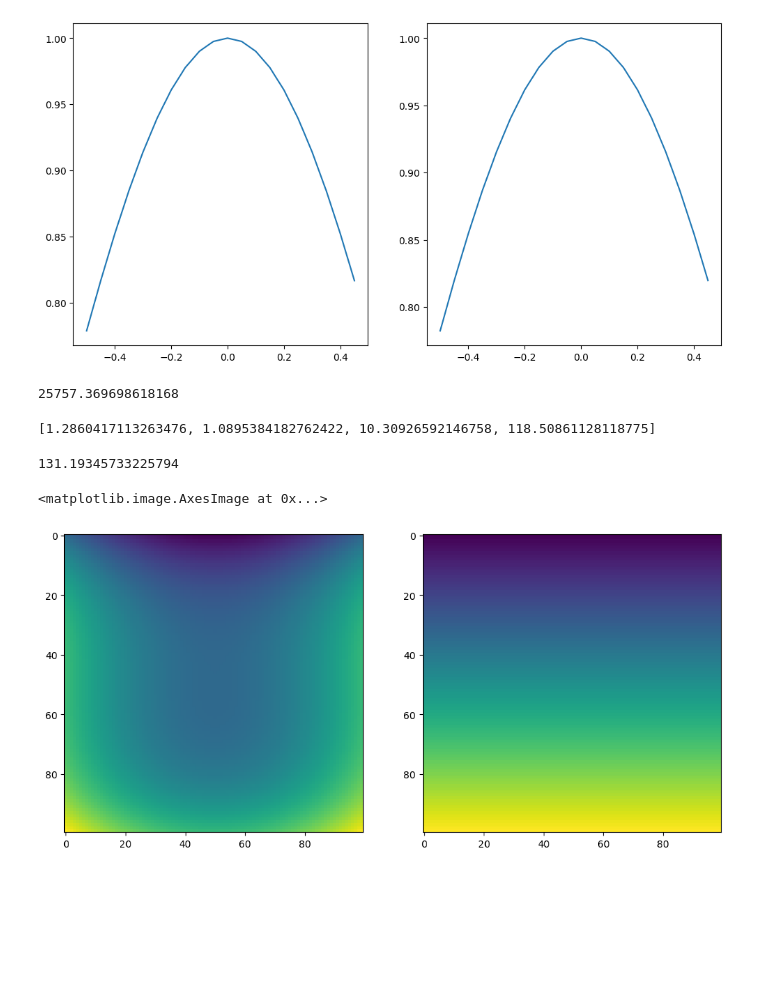
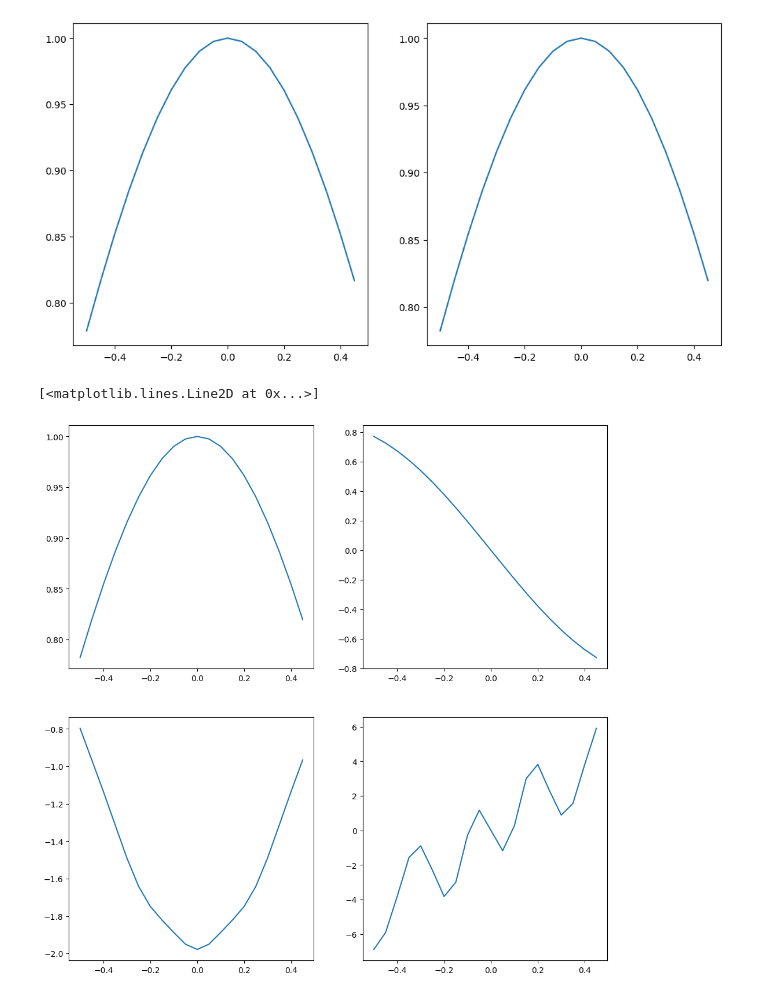
Before and after one commit to yashpatel5400/fpo, a Jupyter notebook: scratch/spectral_sobolev.ipynb, the cells around one changed output. Cells and saved outputs as stored; diff of their text form; code cells hidden in the pictures; blank space fills up the shorter version.

```diff
--- a/scratch/spectral_sobolev.ipynb
+++ b/scratch/spectral_sobolev.ipynb
@@ -104,18 +81,20 @@ recon = C.chebval2d(x_grid[:,0], x_grid[:,1], cheb_coeff).reshape((N, N))[::-1,:
-# %%
-np.max(np.abs(recon)) / np.max(np.abs(true))
-# %% [output]
-25757.369698618168
-# %%
-sobolev(cheb_coeff)
-# %% [output]
-[1.2860417113263476, 1.0895384182762422, 10.30926592146758, 118.50861128118775]
-131.19345733225794
-# %%
-import matplotlib.pyplot as plt
-fig, ax = plt.subplots(1, 2, figsize=(12, 6))
-
-ax[0].imshow(true.reshape(100, 100))
-ax[1].imshow(recon.reshape(100, 100))
-# %% [output]
-<matplotlib.image.AxesImage at 0x...>
-[figure, removed]
+# %%
+f       = chebyshev_coefficients
+df_dx   = C.chebder(f)
+df_dxx  = C.chebder(df_dx)
+df_dxxx = C.chebder(df_dxx)
+
+f_val       = C.chebval(test_xs, f)
+df_dx_val   = C.chebval(test_xs, df_dx)
+df_dxx_val  = C.chebval(test_xs, df_dxx)
+df_dxxx_val = C.chebval(test_xs, df_dxxx)
+# %%
+fig, ax = plt.subplots(2, 2, figsize=(12, 12))
+
+ax[0,0].plot(test_xs, f_val)
+ax[0,1].plot(test_xs, df_dx_val)
+ax[1,0].plot(test_xs, df_dxx_val)
+ax[1,1].plot(test_xs, df_dxxx_val)
+# %% [output]
+[<matplotlib.lines.Line2D at 0x...>]
+[figure, added]
```
Also changed, not shown: parts of 19 cells of this notebook, 2 other files.
